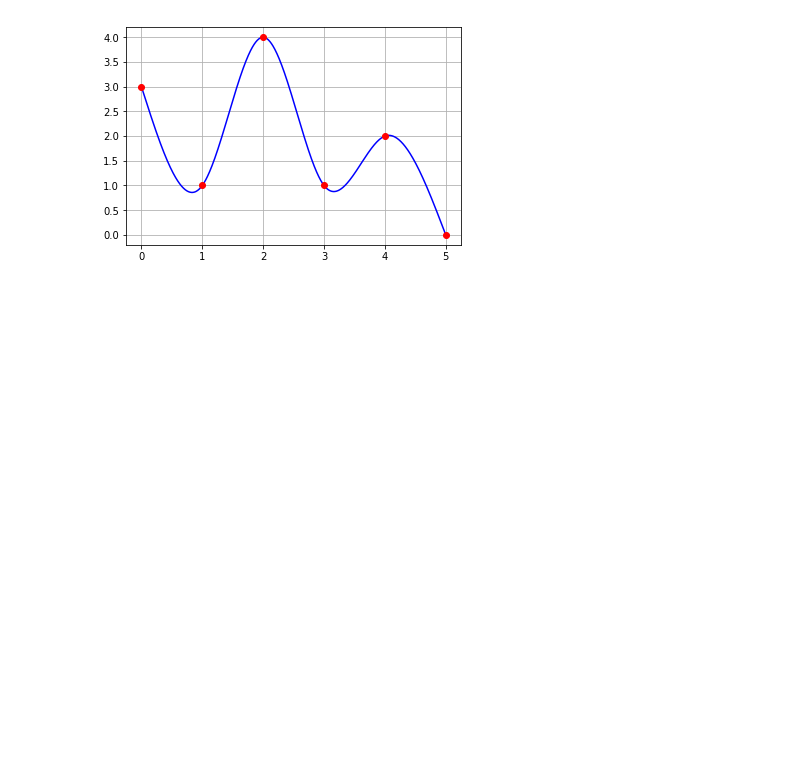
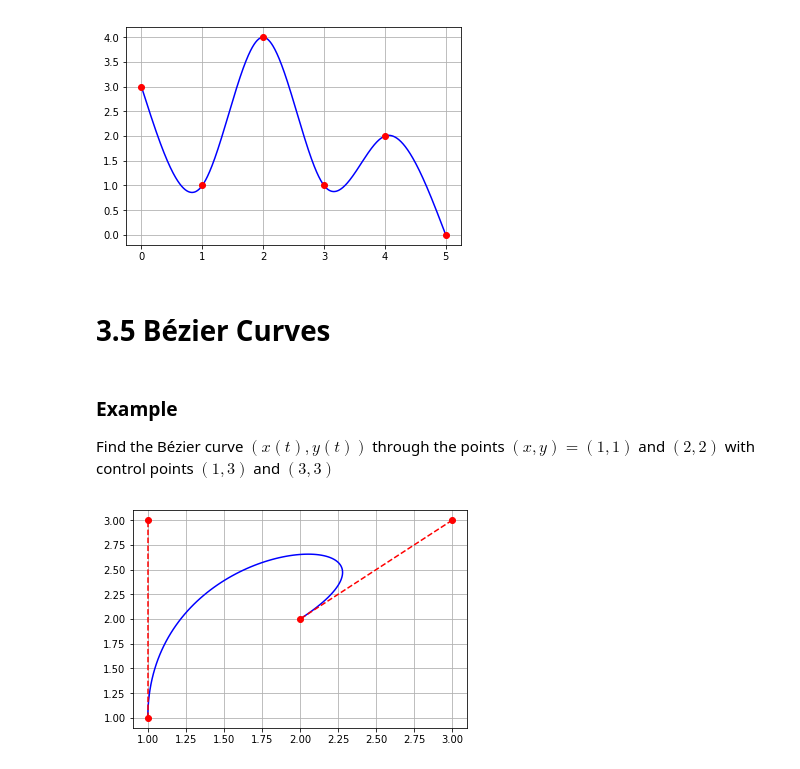
Before and after one commit to Jim00000/Numerical-Analysis, a Jupyter notebook: 3_Interpolation.ipynb, the cells around one changed output. Saved outputs shown, nothing was run; the diff lists cells and outputs as text; code cells hidden in the pictures; blank space fills up the shorter version.

```diff
--- a/3_Interpolation.ipynb
+++ b/3_Interpolation.ipynb
@@ -128,3 +187,5 @@ plt.grid(True)
 plt.show()
 # %% [output]
 [figure]
+# %% [markdown]
+# 3.5 Bézier Curves
@@ -130,0 +225,19 @@ plt.show()
+# %% [markdown]
+### Example
+Find the Bézier curve $(x(t),y(t))$ through the points $(x,y) = (1,1)$ and $(2,2)$ with control points $(1,3)$ and $(3,3)$
+# %%
+X = np.array([1, 1, 3, 2])
+Y = np.array([1, 3, 3, 2])
+fx, fy = bezier_curve(X, Y)
+
+t = np.linspace(0, 1, 100)
+px = fx(t)
+py = fy(t)
+
+plt.plot(px, py, color='b')
+plt.plot(X[0:2], Y[0:2], color='r', marker='o', linestyle='--')
+plt.plot(X[2:4], Y[2:4], color='r', marker='o', linestyle='--')
+plt.grid(True)
+plt.show()
+# %% [output]
+[figure, added]
```
Also changed, not shown: parts of 11 cells of this notebook.
